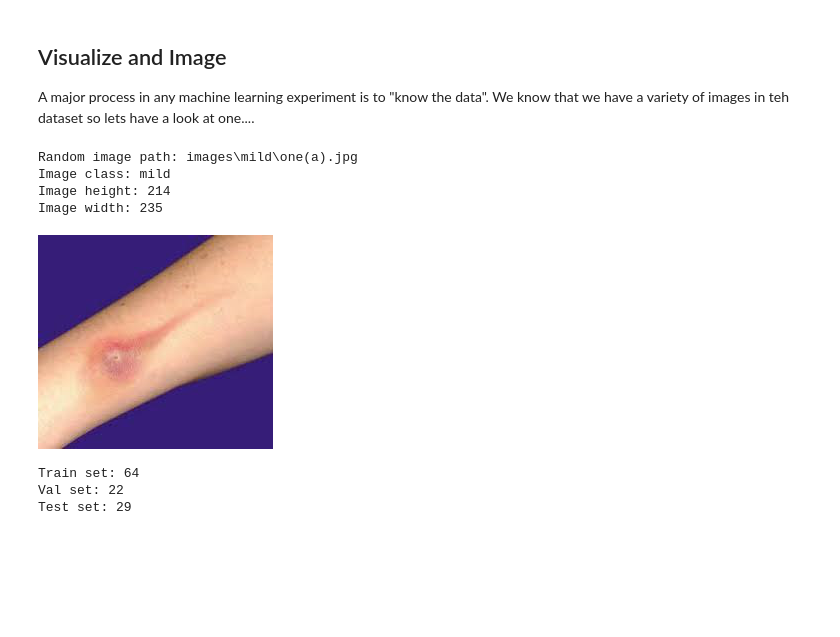
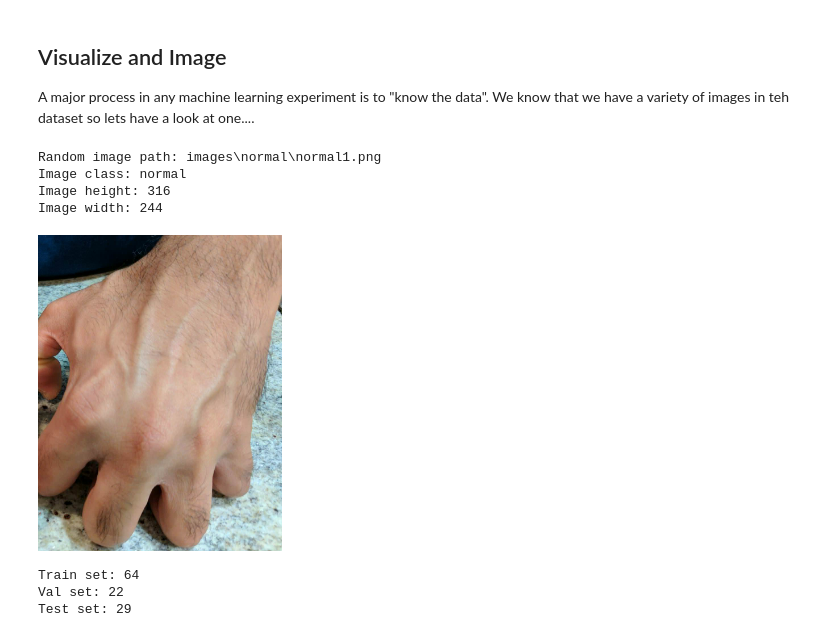
Before and after one commit to sandersen007/ENSF645_Assignment2, a Jupyter notebook: ENSF645_A2.ipynb, the cells around one changed output. Saved outputs shown, nothing was run; the diff lists cells and outputs as text; code cells hidden in the pictures; blank space fills up the shorter version.

```diff
--- a/ENSF645_A2.ipynb
+++ b/ENSF645_A2.ipynb
@@ -159,36 +159,36 @@ A major process in any machine learning experiment is to "know the data".  We kn
 # %%
 import random
 from PIL import Image
 from pathlib import Path
 
 # Set seed
 random.seed(42) # <- try changing this and see what happens
 image_path = Path("images/")
 # 1. Get all image paths (* means "any combination")
-image_path_list = list(image_path.glob("*/*.jpg"))
+image_path_list = list(image_path.glob("*/*.*"))
 image_path_list
 
 #2. Get random image path
 random_image_path = random.choice(image_path_list)
 
 # # 3. Get image class from path name (the image class is the name of the directory where the image is stored)
 image_class = random_image_path.parent.stem
 
 # # 4. Open image
 img = Image.open(random_image_path)
 
 # # 5. Print metadata
 print(f"Random image path: {random_image_path}")
 print(f"Image class: {image_class}")
 print(f"Image height: {img.height}")
 print(f"Image width: {img.width}")
 img
 # %% [output]
-Random image path: images\mild\one(a).jpg
-Image class: mild
-Image height: 214
-Image width: 235
+Random image path: images\normal\normal1.png
+Image class: normal
+Image height: 316
+Image width: 244
-[figure, old version]
+[figure, new version]
 # %%
 sss = StratifiedShuffleSplit(n_splits = 1, test_size= 0.25, random_state=100)
 sss.get_n_splits(images,labels_int)
```
Also changed, not shown: parts of 1 cell of this notebook.
